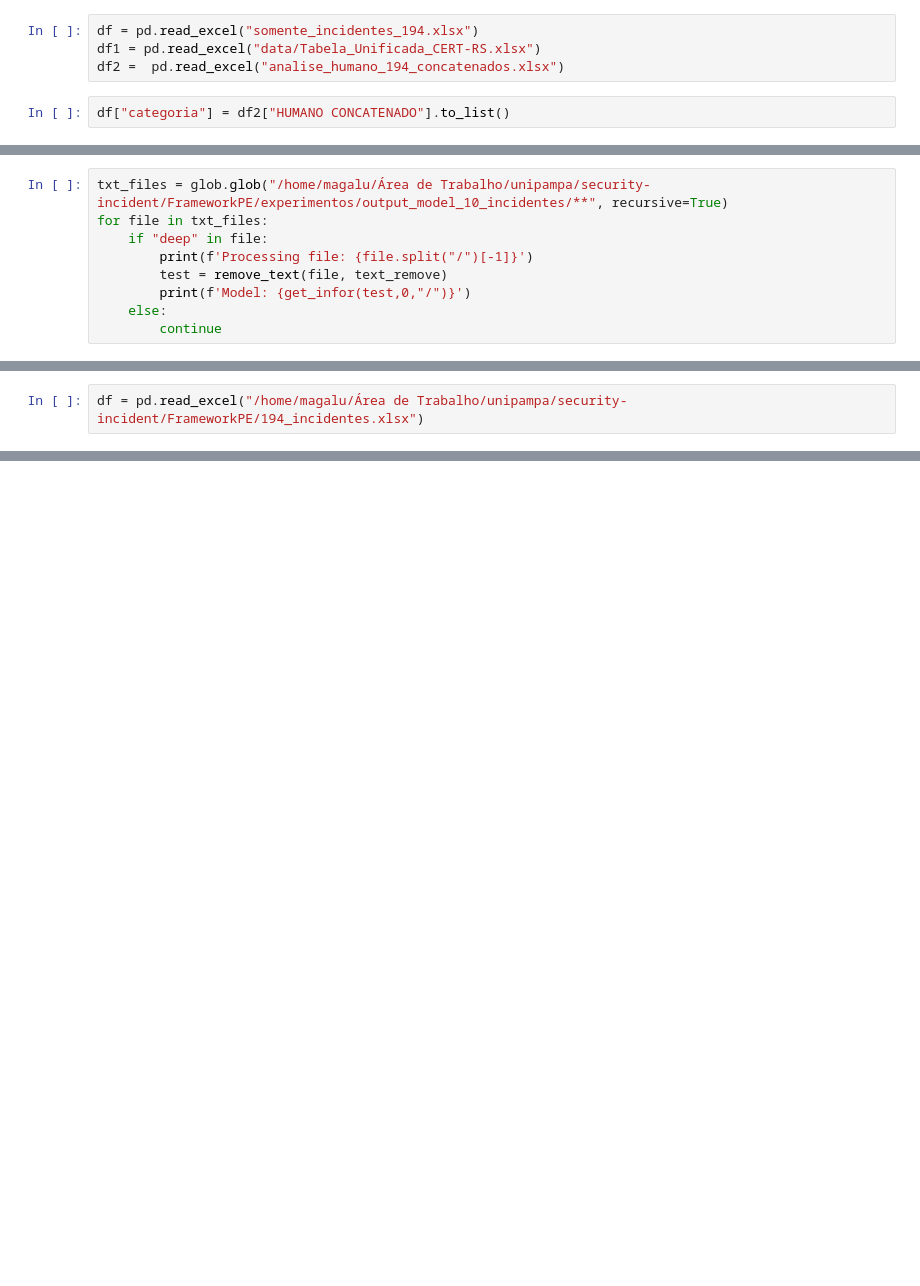
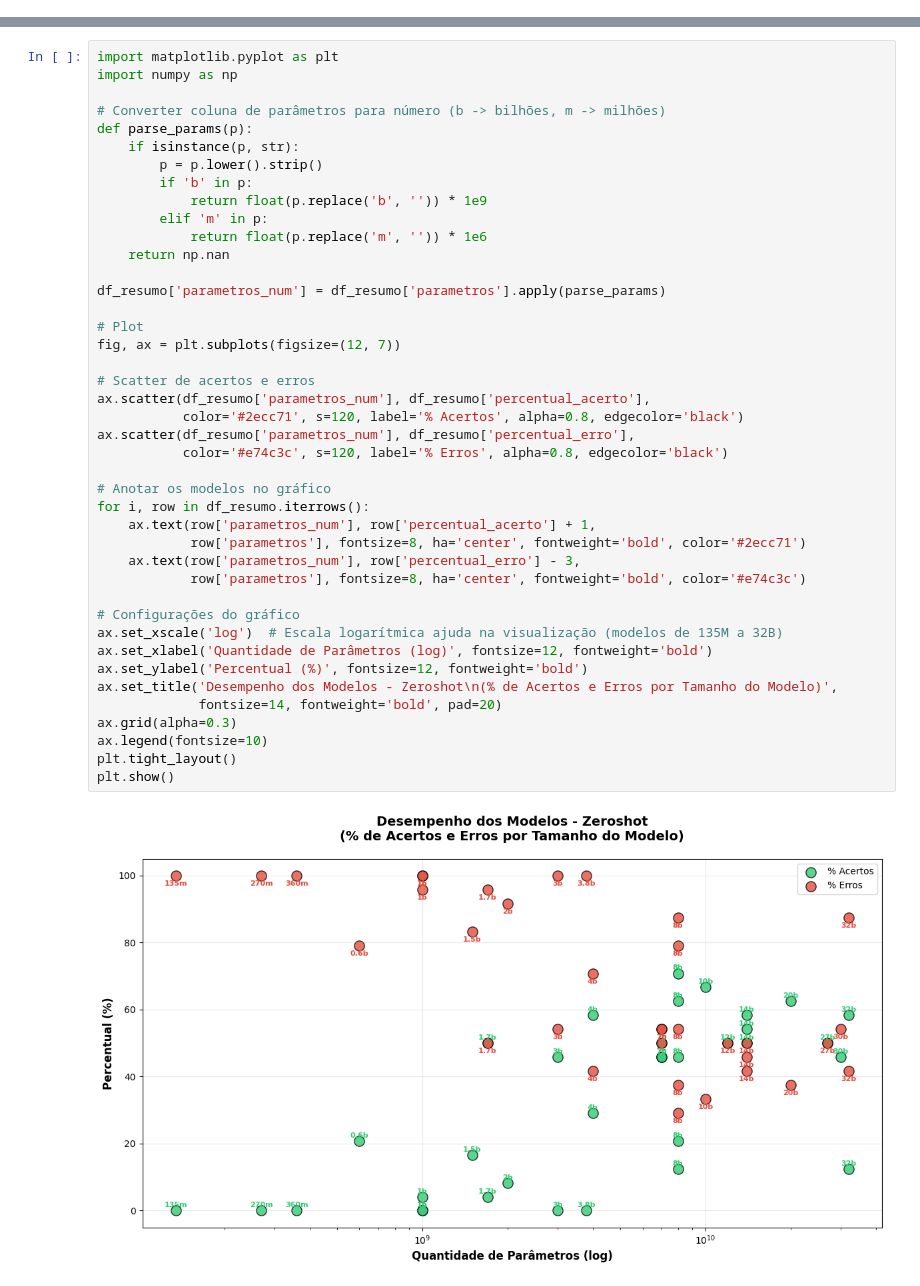
Before and after one commit to AILabs4All/FrameworkPE, a Jupyter notebook: teste_.ipynb, the cells around one changed output, grey strips where cells are left out. Drawn from its saved outputs; the diff is of its cells as text; blank space fills up the shorter version.

Commit message:
add experiments

```diff
--- a/teste_.ipynb
+++ b/teste_.ipynb
@@ -39,6 +0,0 @@ import pandas as pd
-# %%
-df = pd.read_excel("somente_incidentes_194.xlsx")
-df1 = pd.read_excel("data/Tabela_Unificada_CERT-RS.xlsx")
-df2 =  pd.read_excel("analise_humano_194_concatenados.xlsx")
-# %%
-df["categoria"] = df2["HUMANO CONCATENADO"].to_list()
@@ -531,9 +0,0 @@ True
-# %%
-txt_files = glob.glob("/home/magalu/Área de Trabalho/unipampa/security-incident/FrameworkPE/experimentos/output_model_10_incidentes/**", recursive=True)
-for file in txt_files:
-    if "deep" in file:
-        print(f'Processing file: {file.split("/")[-1]}')
-        test = remove_text(file, text_remove)
-        print(f'Model: {get_infor(test,0,"/")}')
-    else:
-        continue
@@ -564,2 +0,0 @@ import pandas as pd
-# %%
-df = pd.read_excel("/home/magalu/Área de Trabalho/unipampa/security-incident/FrameworkPE/194_incidentes.xlsx")
@@ -955,0 +228,44 @@ print(f"Arquivo salvo em: {output_file}")
+# %%
+import matplotlib.pyplot as plt
+import numpy as np
+
+# Converter coluna de parâmetros para número (b -> bilhões, m -> milhões)
+def parse_params(p):
+    if isinstance(p, str):
+        p = p.lower().strip()
+        if 'b' in p:
+            return float(p.replace('b', '')) * 1e9
+        elif 'm' in p:
+            return float(p.replace('m', '')) * 1e6
+    return np.nan
+
+df_resumo['parametros_num'] = df_resumo['parametros'].apply(parse_params)
+
+# Plot
+fig, ax = plt.subplots(figsize=(12, 7))
+
+# Scatter de acertos e erros
+ax.scatter(df_resumo['parametros_num'], df_resumo['percentual_acerto'],
+           color='#2ecc71', s=120, label='% Acertos', alpha=0.8, edgecolor='black')
+ax.scatter(df_resumo['parametros_num'], df_resumo['percentual_erro'],
+           color='#e74c3c', s=120, label='% Erros', alpha=0.8, edgecolor='black')
+
+# Anotar os modelos no gráfico
+for i, row in df_resumo.iterrows():
+    ax.text(row['parametros_num'], row['percentual_acerto'] + 1,
+            row['parametros'], fontsize=8, ha='center', fontweight='bold', color='#2ecc71')
+    ax.text(row['parametros_num'], row['percentual_erro'] - 3,
+            row['parametros'], fontsize=8, ha='center', fontweight='bold', color='#e74c3c')
+
+# Configurações do gráfico
+ax.set_xscale('log')  # Escala logarítmica ajuda na visualização (modelos de 135M a 32B)
+ax.set_xlabel('Quantidade de Parâmetros (log)', fontsize=12, fontweight='bold')
+ax.set_ylabel('Percentual (%)', fontsize=12, fontweight='bold')
+ax.set_title('Desempenho dos Modelos - Zeroshot\n(% de Acertos e Erros por Tamanho do Modelo)',
+             fontsize=14, fontweight='bold', pad=20)
+ax.grid(alpha=0.3)
+ax.legend(fontsize=10)
+plt.tight_layout()
+plt.show()
+# %% [output]
+[figure, added]
```
Also changed, not shown: parts of 123 cells of this notebook, 4 other files.
